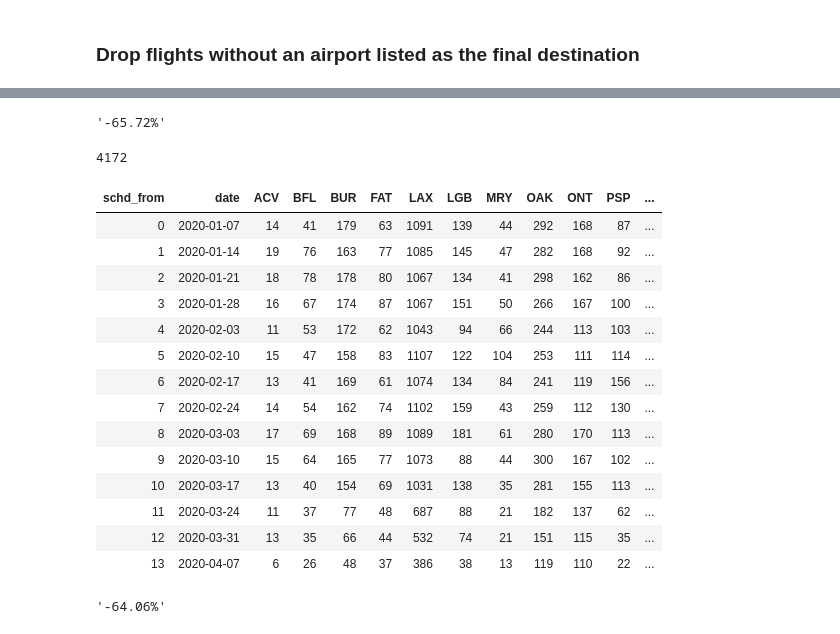
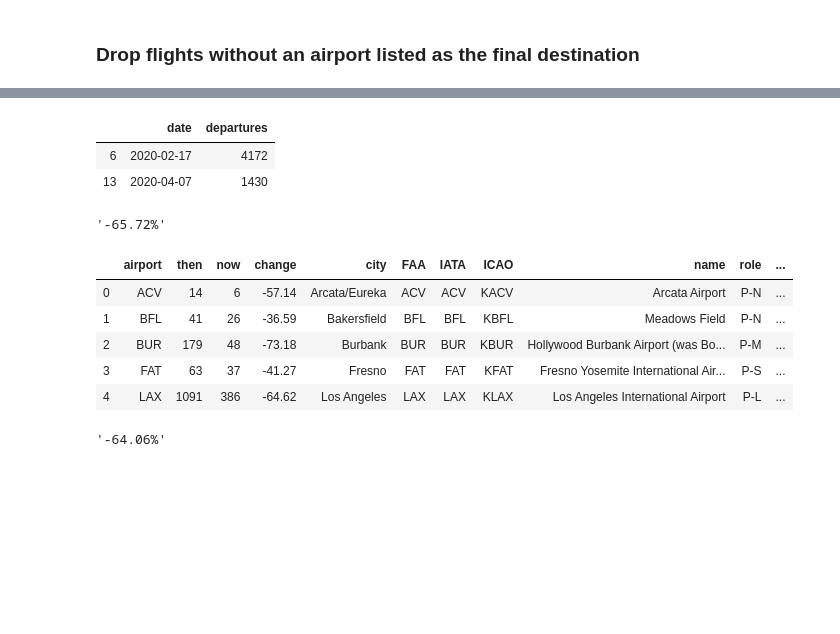
Before and after one commit to datadesk/coronavirus-flight-tracking, a Jupyter notebook: flights-data/00-coronavirus-flight-maps-data.ipynb, the cells around one changed output, grey strips where cells are left out. Drawn from its saved outputs; the diff is of its cells as text; code cells hidden in the pictures; blank space fills up the shorter version.

```diff
--- a/flights-data/00-coronavirus-flight-maps-data.ipynb
+++ b/flights-data/00-coronavirus-flight-maps-data.ipynb
@@ -330,30 +241,34 @@ ours_grouped_all.head(20)
+# %%
+ours_grouped_all.iloc[[6,13]]
+# %% [output]
+|  | date | departures |
+| 6 | 2020-02-17 | 4172 |
+| 13 | 2020-04-07 | 1430 |
 # %%
 # change ALL
 '{:,.2f}%'.format(((ours_grouped_all.iloc[13,1] - ours_grouped_all.iloc[6,1])/ours_grouped_all.iloc[6,1]*100))
 # %% [output]
 '-65.72%'
-# %%
-ours_grouped_all.iloc[6,1]
-# %% [output]
-4172
 # %%
 ours_pivot = pd.pivot_table(ours_grouped, values='departures', index=['date'],
                     columns=['schd_from']).reset_index()
-# %%
-ours_pivot.head(30)
-# %% [output]
-| schd_from | date | ACV | BFL | BUR | FAT | LAX | LGB | MRY | OAK | ONT | PSP | ... |
-| 0 | 2020-01-07 | 14 | 41 | 179 | 63 | 1091 | 139 | 44 | 292 | 168 | 87 | ... |
-| 1 | 2020-01-14 | 19 | 76 | 163 | 77 | 1085 | 145 | 47 | 282 | 168 | 92 | ... |
-| 2 | 2020-01-21 | 18 | 78 | 178 | 80 | 1067 | 134 | 41 | 298 | 162 | 86 | ... |
-| 3 | 2020-01-28 | 16 | 67 | 174 | 87 | 1067 | 151 | 50 | 266 | 167 | 100 | ... |
-| 4 | 2020-02-03 | 11 | 53 | 172 | 62 | 1043 | 94 | 66 | 244 | 113 | 103 | ... |
-| 5 | 2020-02-10 | 15 | 47 | 158 | 83 | 1107 | 122 | 104 | 253 | 111 | 114 | ... |
-| 6 | 2020-02-17 | 13 | 41 | 169 | 61 | 1074 | 134 | 84 | 241 | 119 | 156 | ... |
-| 7 | 2020-02-24 | 14 | 54 | 162 | 74 | 1102 | 159 | 43 | 259 | 112 | 130 | ... |
-| 8 | 2020-03-03 | 17 | 69 | 168 | 89 | 1089 | 181 | 61 | 280 | 170 | 113 | ... |
-| 9 | 2020-03-10 | 15 | 64 | 165 | 77 | 1073 | 88 | 44 | 300 | 167 | 102 | ... |
-| 10 | 2020-03-17 | 13 | 40 | 154 | 69 | 1031 | 138 | 35 | 281 | 155 | 113 | ... |
-| 11 | 2020-03-24 | 11 | 37 | 77 | 48 | 687 | 88 | 21 | 182 | 137 | 62 | ... |
-| 12 | 2020-03-31 | 13 | 35 | 66 | 44 | 532 | 74 | 21 | 151 | 115 | 35 | ... |
-| 13 | 2020-04-07 | 6 | 26 | 48 | 37 | 386 | 38 | 13 | 119 | 110 | 22 | ... |
+# %%
+ours_before_after = pd.pivot_table(ours_pivot.iloc[[0,13]], values=['LAX', 'SFO', 'SAN', 'OAK', 'SJC', 'SNA', 'SMF', \
+        'ONT', 'BUR', 'LGB', 'PSP', 'FAT', 'SBA', 'MRY', 'STS', 'SBP', 'BFL', 'SCK', 'ACV'],
+                    columns=['date']).reset_index()
+# %%
+ours_before_after.columns = ['airport','then','now']
+# %%
+ours_before_after['change'] = \
+((ours_before_after['now'] - ours_before_after['then'])/ours_before_after['then']*100).round(2)
+# %%
+ours_before_after_merge = ours_before_after.merge(airports, left_on='airport', right_on='FAA')
+# %%
+ours_before_after_merge.head()
+# %% [output]
+|  | airport | then | now | change | city | FAA | IATA | ICAO | name | role | ... |
+| 0 | ACV | 14 | 6 | -57.14 | Arcata/Eureka | ACV | ACV | KACV | Arcata Airport | P-N | ... |
+| 1 | BFL | 41 | 26 | -36.59 | Bakersfield | BFL | BFL | KBFL | Meadows Field | P-N | ... |
+| 2 | BUR | 179 | 48 | -73.18 | Burbank | BUR | BUR | KBUR | Hollywood Burbank Airport (was Bo... | P-M | ... |
+| 3 | FAT | 63 | 37 | -41.27 | Fresno | FAT | FAT | KFAT | Fresno Yosemite International Air... | P-S | ... |
+| 4 | LAX | 1091 | 386 | -64.62 | Los Angeles | LAX | LAX | KLAX | Los Angeles International Airport | P-L | ... |
```
Also changed, not shown: parts of 23 cells of this notebook, 7 other files.
